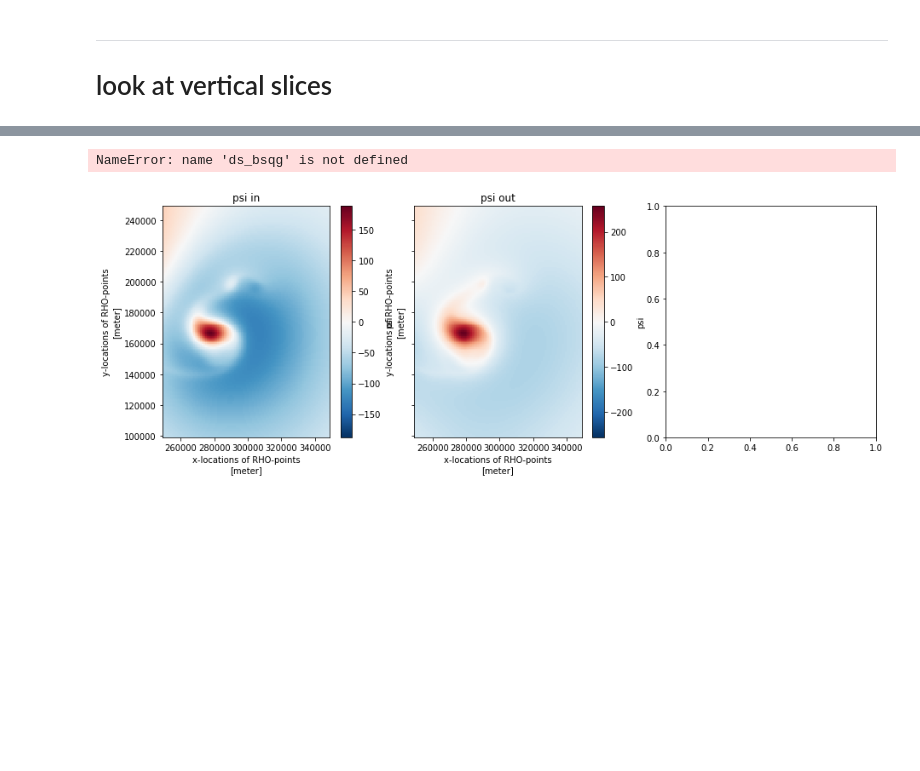
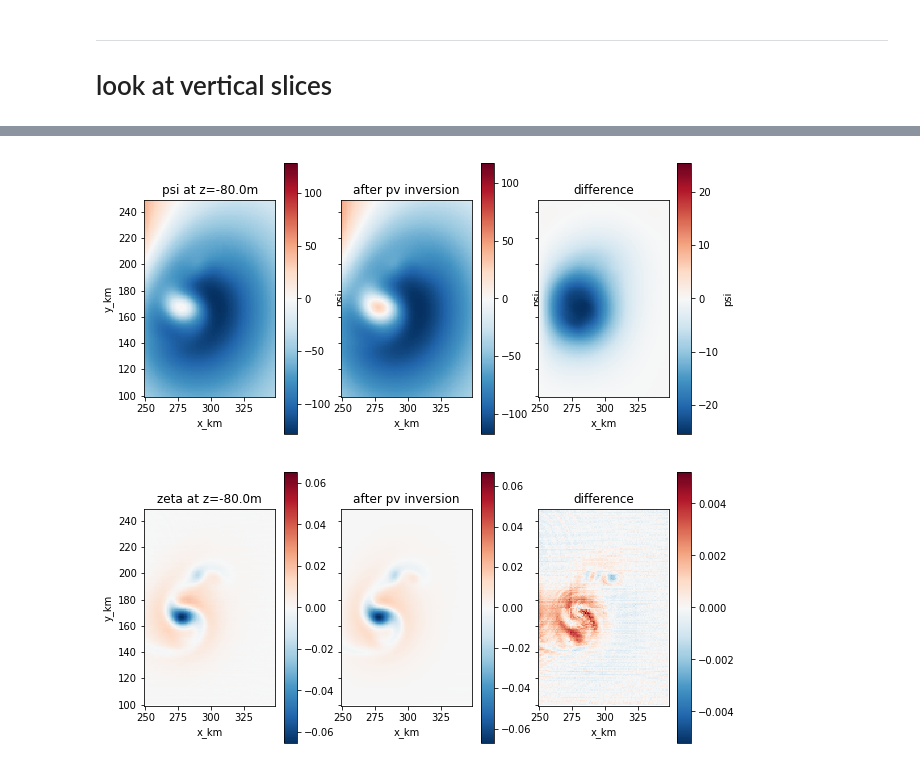
Before and after one commit to apatlpo/qgsolver, a Jupyter notebook: output/roms_seamount.ipynb, the cells around one changed output, grey strips where cells are left out. Drawn from its saved outputs; the diff is of its cells as text; code cells hidden in the pictures; blank space fills up the shorter version.

```diff
--- a/output/roms_seamount.ipynb
+++ b/output/roms_seamount.ipynb
@@ -144,28 +148,0 @@ for v in ['psi','zeta','u']:
-# %%
-fig = plt.figure(figsize=(15,5))
-ax = fig.add_subplot(1,3,1)
-ds_in.psi.isel(z=0).plot(ax=ax)
-ax.set_title('psi in')
-ax = fig.add_subplot(1,3,2)
-ds_out.psi.isel(z=0).plot(ax=ax)
-ax.set_title('psi out')
-ax.set_yticklabels([])
-ax = fig.add_subplot(1,3,3)
-ds_bsqg.psi.isel(z=0).plot(ax=ax)
-ax.set_title('psi bsqg')
-ax.set_yticklabels([])
-
-
-# differences
-fig = plt.figure(figsize=(10,5))
-ax = fig.add_subplot(1,2,1)
-(ds_out.psi.isel(z=0) - ds_in.psi.isel(z=0)).plot(ax=ax)
-ax.set_yticklabels([])
-ax.set_title('psi pv - psi_in')
-ax = fig.add_subplot(1,2,2)
-(ds_bsqg.psi.isel(z=0) - ds_in.psi.isel(z=0)).plot(ax=ax)
-ax.set_yticklabels([])
-ax.set_title('psi bsqg - psi_in')
-# %% [output]
-NameError: name 'ds_bsqg' is not defined
-[figure, removed]
@@ -195,0 +149,44 @@ ax.set_title('zeta bsqg - zeta_in')
+# %%
+z=-80
+
+#ds_out = D['full_lat0']
+
+for v in ['psi','zeta']:
+
+    fig = plt.figure(figsize=(10,5))
+
+    ax = fig.add_subplot(1,3,1)
+    toplt = ds_in[v]
+    toplt0 = toplt
+    if v=='zeta':
+        toplt = toplt/f0
+    toplt.sel(z=z, method='nearest').plot(ax=ax, x='x_km', y='y_km', cmap='RdBu_r')
+    ax.set_title('%s at z=%.1fm'%(v, z))
+    ax.set_aspect('equal', 'box')
+
+    d = ds_out
+
+    ax = fig.add_subplot(1,3,2)
+    toplt = d[v]
+    #toplt = toplt0 - d[v]
+    if v=='zeta':
+        toplt = toplt/f0
+    toplt.sel(z=z, method='nearest').plot(ax=ax, x='x_km', y='y_km', cmap='RdBu_r')
+    ax.set_yticklabels([])
+    ax.set_ylabel('')
+    ax.set_title('after pv inversion')
+    ax.set_aspect('equal', 'box')
+
+    ax = fig.add_subplot(1,3,3)
+    toplt = d[v]
+    toplt = toplt0 - d[v]
+    if v=='zeta':
+        toplt = toplt/f0
+    toplt.sel(z=z, method='nearest').plot(ax=ax, x='x_km', y='y_km', cmap='RdBu_r')
+    ax.set_yticklabels([])
+    ax.set_ylabel('')
+    ax.set_title('difference')
+    ax.set_aspect('equal', 'box')
+# %% [output]
+[figure, added]
+[figure, added]
```
Also changed, not shown: parts of 5 cells of this notebook, 8 other files.
